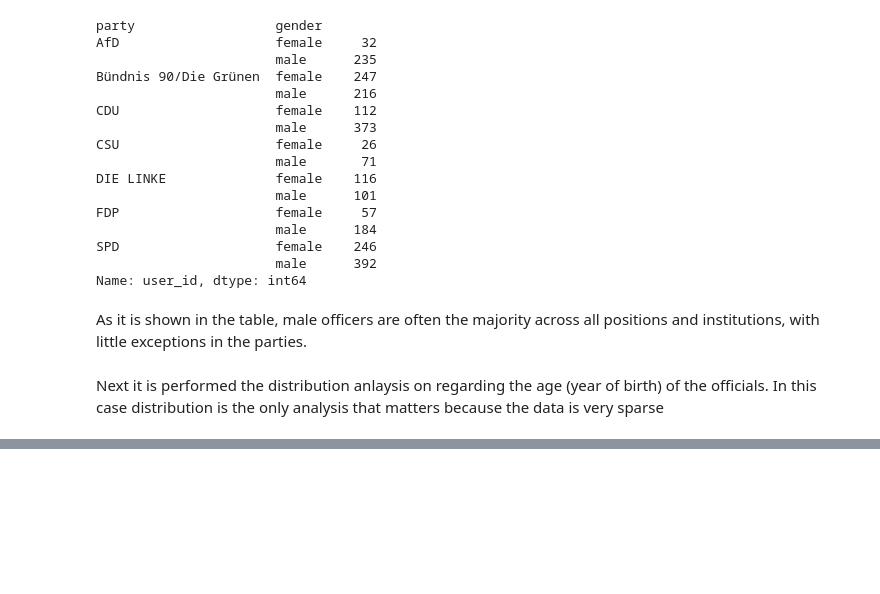
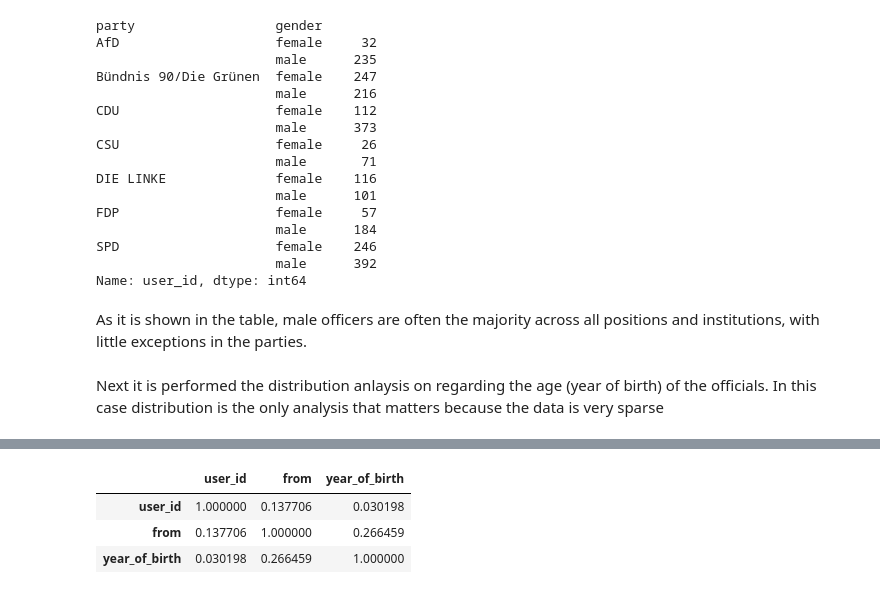
Before and after one commit to AlbertoRomanRamosRodriguez/proyecto-final-adpy, a Jupyter notebook: exploration.ipynb, the cells around one changed output, grey strips where cells are left out. Drawn from its saved outputs; the diff is of its cells as text; code cells hidden in the pictures; blank space fills up the shorter version.

```diff
--- a/exploration.ipynb
+++ b/exploration.ipynb
@@ -179,0 +180,7 @@ scatter_dependent('from')
+# %%
+majority_df.corr(numeric_only=True)
+# %% [output]
+|  | user_id | from | year_of_birth |
+| user_id | 1.000000 | 0.137706 | 0.030198 |
+| from | 0.137706 | 1.000000 | 0.266459 |
+| year_of_birth | 0.030198 | 0.266459 | 1.000000 |
```
Also changed, not shown: parts of 6 cells of this notebook.
